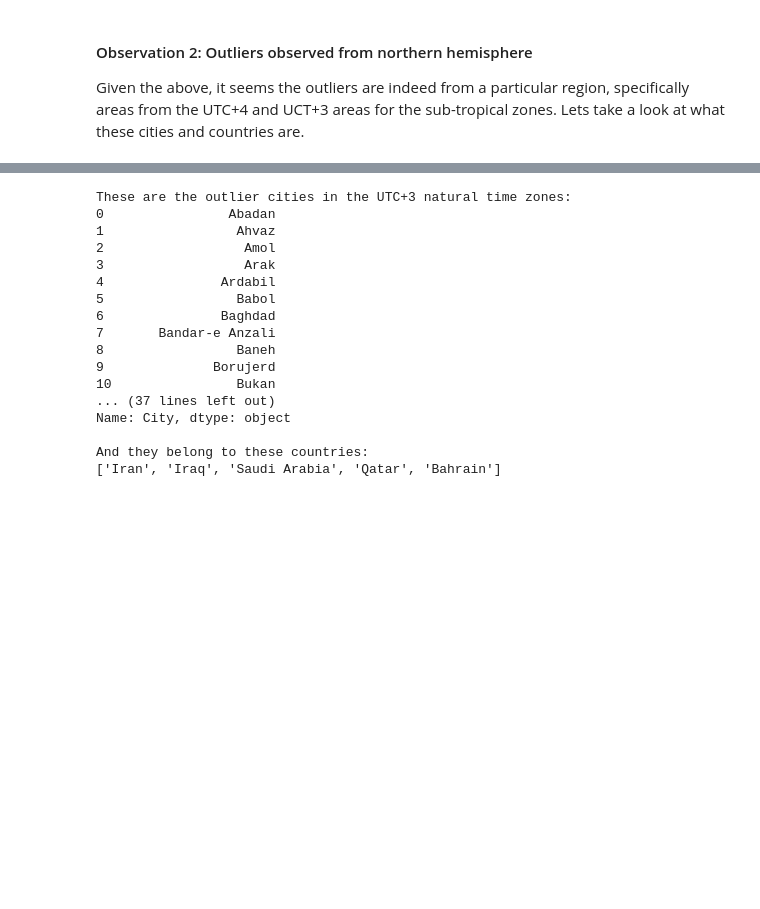
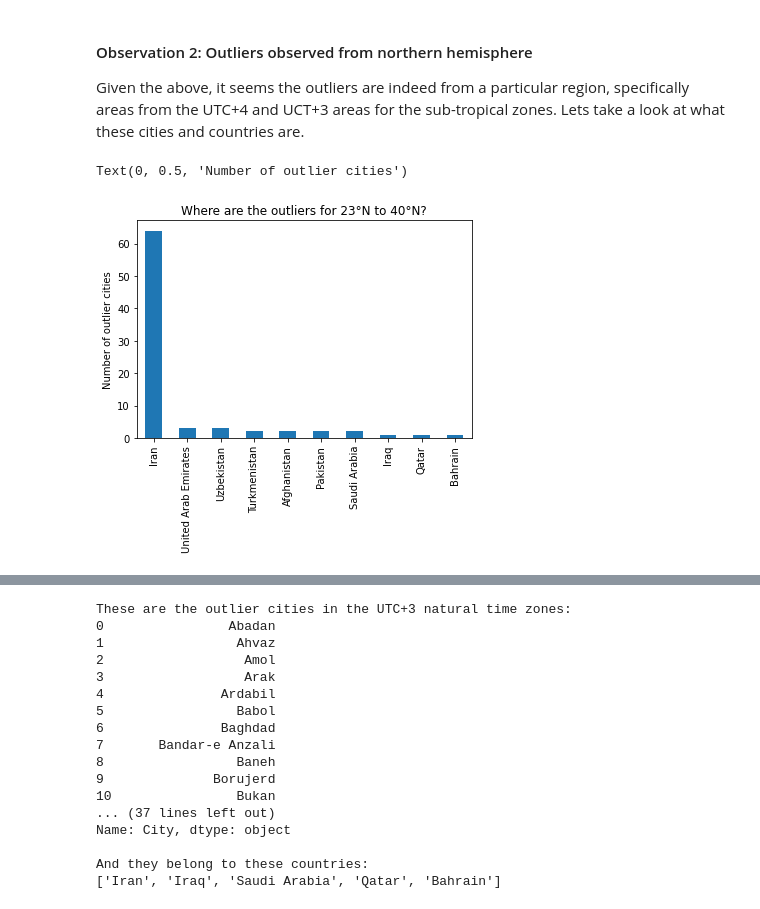
Before and after one commit to nankli/Python_EDA_group_project, a Jupyter notebook: Heating across regions and cities_Justin.ipynb, the cells around one changed output, grey strips where cells are left out. Saved outputs shown, nothing was run; the diff lists cells and outputs as text; code cells hidden in the pictures; blank space fills up the shorter version.

```diff
--- a/Heating across regions and cities_Justin.ipynb
+++ b/Heating across regions and cities_Justin.ipynb
@@ -301,3 +301,28 @@ for axes in plotting_dict:
 #### Observation 2: Outliers observed from northern hemisphere
 Given the above, it seems the outliers are indeed from a particular region, specifically areas from
 the UTC+4 and UCT+3 areas for the sub-tropical zones.  Lets take a look at what these cities and countries are.
+# %%
+# Let's check the UTC + 4 countries
+UTC4_outliers = northhem_data[(northhem_data.Natural_time_zone == 'UTC+4')
+                              & (northhem_data.Latitude > 23.43644)
+                              & (northhem_data.Latitude <= 40)
+                              & (northhem_data.Warming_since_1960 > 2.5)].reset_index().City
+UTC3_outliers = northhem_data[(northhem_data.Natural_time_zone == 'UTC+3')
+                              & (northhem_data.Latitude > 23.43644)
+                              & (northhem_data.Latitude <= 40)
+                              & (northhem_data.Warming_since_1960 > 2.5)].reset_index().City
+
+# Preparing lists showing the countries with outliers
+l1 = pd.DataFrame(city_list[city_list.city.isin(UTC4_outliers)].country.value_counts())
+l2 = pd.DataFrame(city_list[city_list.city.isin(UTC3_outliers)].country.value_counts())
+l3 = pd.concat([l1, l2], axis=1, join="outer").fillna(0)
+l3.columns = ['Cities in UTC+4', 'Cities in UTC+3']
+l3['Total'] = l3['Cities in UTC+4'] + l3['Cities in UTC+3']
+l3
+
+# Plotting a bar chart showing the countries with outliers
+ax = l3['Total'].plot.bar(title = 'Where are the outliers for 23°N to 40°N?', )
+ax.set_ylabel("Number of outlier cities")
+# %% [output]
+Text(0, 0.5, 'Number of outlier cities')
+[figure, added]
```
Also changed, not shown: parts of 10 cells of this notebook, 8 other files.
